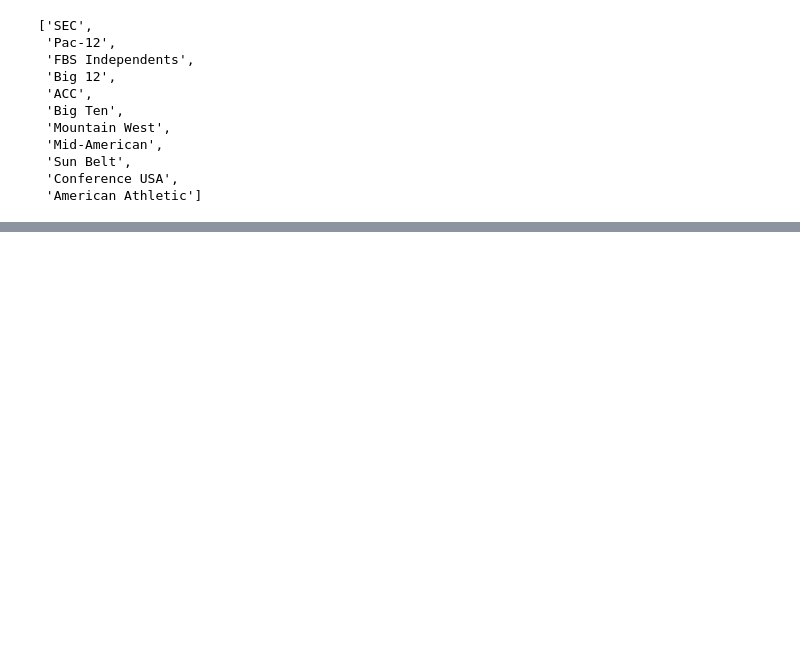
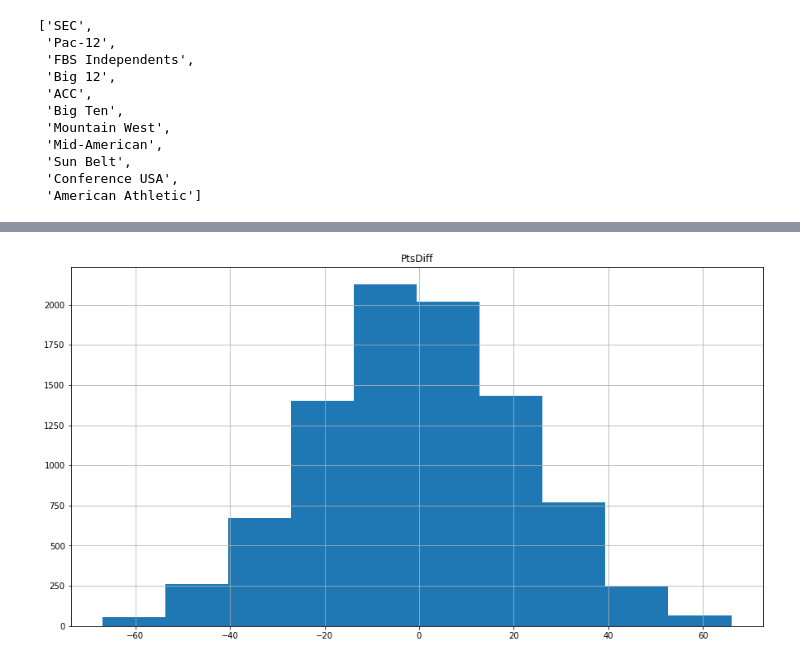
Before and after one commit to akeaswaran/cfb-pbp-analysis, a Jupyter notebook: win-prob.ipynb, the cells around one changed output, grey strips where cells are left out. Saved outputs shown, nothing was run; the diff lists cells and outputs as text; code cells hidden in the pictures; blank space fills up the shorter version.

```diff
--- a/win-prob.ipynb
+++ b/win-prob.ipynb
@@ -585,0 +682,4 @@ test.corr()
+# %%
+train_data.hist(column='PtsDiff', figsize=(15,8));
+# %% [output]
+[figure, added]
```
Also changed, not shown: parts of 45 cells of this notebook, 1 other file.
